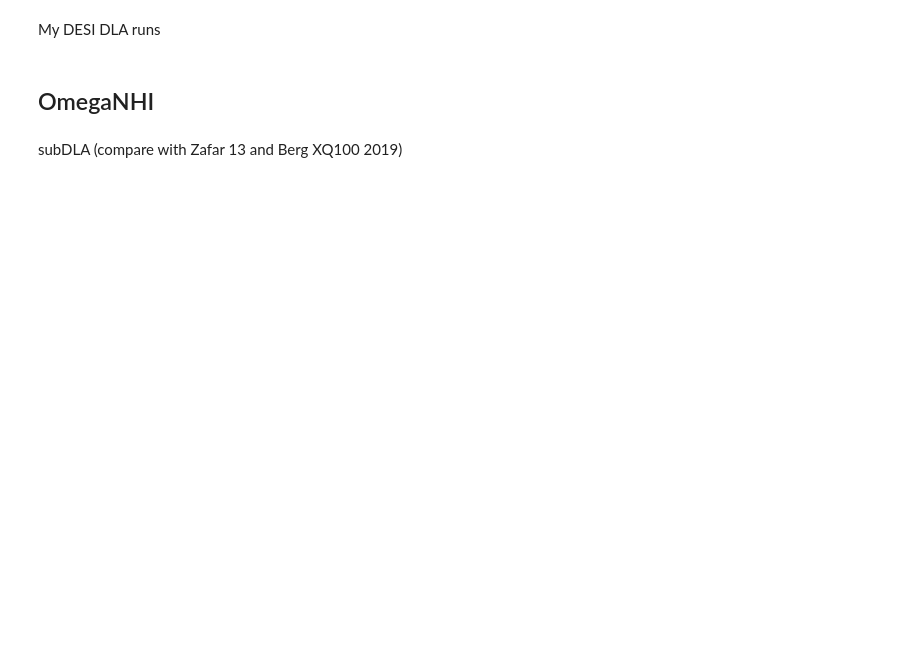
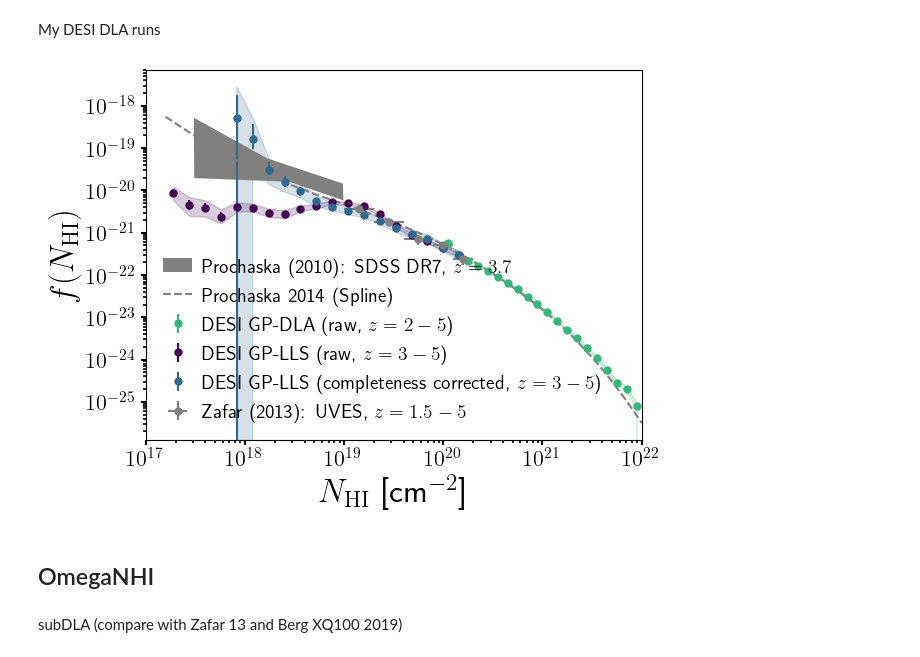
Before and after one commit to jibanCat/desi_gpy_dla_detection, a Jupyter notebook: notebooks/CDDF_all.ipynb, the cells around one changed output. Drawn from its saved outputs; the diff is of its cells as text; code cells hidden in the pictures; blank space fills up the shorter version.

```diff
--- a/notebooks/CDDF_all.ipynb
+++ b/notebooks/CDDF_all.ipynb
@@ -351,7 +447,7 @@ cddf95 = np.full((N, 2), fill_value=np.nan)
 (l_N, cddf, cddf68[:, 0], cddf68[:, 1], cddf95[:, 0], cddf95[:, 1]) = cddf_all
 
 ############### LLS run ################
-subdir = "/Users/jibanmac/Documents/GitHub/desi_gpy_dla_detection_public/cddf_all/dla_cddf_20260107/desi_snr6.0_zqsos_3.0-5.0_dla_5.5_occam_1.0_dla_model_1_zminlyb_22.0_minobswave_3700.0_bins_5_lnhi_17.2-22.0_lnhi_dndx_17.2-19.0/"
+subdir = "/Users/jibanmac/Documents/GitHub/desi_gpy_dla_detection_public/cddf_all/dla_cddf_20260107/desi_snr6.0_zqsos_3.5-5.0_dla_5.5_occam_1.0_dla_model_1_zminlyb_22.0_minobswave_3700.0_bins_5_lnhi_17.2-22.0_lnhi_dndx_17.2-19.0_z_dla_cddf_min_3.0_z_dla_dndx_min_3.0/"
 # load Cddf
 cddf_all = np.loadtxt(os.path.join(subdir, "cddf_all.txt"))
 (_, N) = cddf_all.shape
@@ -361,7 +457,7 @@ cddf95_lls = np.full((N, 2), fill_value=np.nan)
 (l_N_lls, cddf_lls, cddf68_lls[:, 0], cddf68_lls[:, 1], cddf95_lls[:, 0], cddf95_lls[:, 1]) = cddf_all
 
 ###### z = 4-5 LLS run ################
-subdir = "/Users/jibanmac/Documents/GitHub/desi_gpy_dla_detection_public/cddf_all/dla_cddf_20260107/desi_snr6.0_zqsos_3.0-5.0_dla_5.5_occam_1.0_dla_model_1_zminlyb_22.0_minobswave_3700.0_bins_5_lnhi_17.2-22.0_lnhi_dndx_17.2-19.0/"
+subdir = "/Users/jibanmac/Documents/GitHub/desi_gpy_dla_detection_public/cddf_all/dla_cddf_20260107/desi_snr8.0_zqsos_2.15-5.0_dla_5.5_occam_1.0_dla_model_1_zminlyb_22.0_minobswave_3700.0_bins_5_lnhi_17.2-22.0_lnhi_dndx_19.0-20.3/"
 # load Cddf
 cddf_all = np.loadtxt(os.path.join(subdir, "cddf_z45.txt"))
 (_, N) = cddf_all.shape
@@ -381,7 +477,7 @@ plt.errorbar(
     fmt="o",
     color=c_skyline,
     ms=5,
-    label="DESI GP-DLA (preliminary,  $z = 2.15-5$)",
+    label="DESI GP-DLA (raw, $z = 2-5$)",
 )
 plt.fill_between(
     nhi,
@@ -391,41 +487,79 @@ plt.fill_between(
     alpha=0.2,
 )
 # LLS from DESI Y3
+ind = l_N_lls < 20.3  # only plot up to 10^20.3 cm^-2
 nhi_lls = 10**l_N_lls
 plt.errorbar(
-    nhi_lls,
-    cddf_lls,
-    yerr=[cddf_lls - cddf68_lls[:, 0], cddf68_lls[:, 1] - cddf_lls],
+    nhi_lls[ind],
+    cddf_lls[ind],
+    yerr=[cddf_lls[ind] - cddf68_lls[ind, 0], cddf68_lls[ind, 1] - cddf_lls[ind]],
     fmt="o",
     color=c_flatirons,
     ms=5,
-    label="DESI GP-LLS (preliminary, $z = 3-5$)",
+    label="DESI GP-LLS (raw, $z = 3-5$)",
 )
 plt.fill_between(
-    nhi_lls,
-    cddf95_lls[:, 0],
-    cddf95_lls[:, 1],
+    nhi_lls[ind],
+    cddf95_lls[ind, 0],
+    cddf95_lls[ind, 1],
     color=c_flatirons,
     alpha=0.2,
 )
-# LLS from DESI Y3 at z=4-5
-nhi_lls_z45 = 10**l_N_lls_z45
+####### Completeness-corrected LLS from DESI Y3 ##########
+cddf_lls_corrected = r_mock * cddf_lls
+cddf68_lls_corrected = np.column_stack([
+    r_mock * cddf68_lls[:, 0],
+    r_mock * cddf68_lls[:, 1],
+])
+cddf95_lls_corrected = np.column_stack([
+    r_mock * cddf95_lls[:, 0],
+    r_mock * cddf95_lls[:, 1],
+])
+# Add the variance from the correction function (which is the mock's variance) to the errors
+cddf68_lls_corrected_err = np.column_stack([
+    10**(np.log10(cddf68_lls_corrected[:, 0]) - (np.abs(np.log10(cddf68_mock[:, 0]) - np.log10(_cddf_mock)))),
+    10**(np.log10(cddf68_lls_corrected[:, 1]) + (np.abs(np.log10(cddf68_mock[:, 1]) - np.log10(_cddf_mock)))),
+])
+cddf95_lls_corrected_err = np.column_stack([
+    10**(np.log10(cddf95_lls_corrected[:, 0]) - (np.abs(np.log10(cddf95_mock[:, 0]) - np.log10(_cddf_mock)))),
+    10**(np.log10(cddf95_lls_corrected[:, 1]) + (np.abs(np.log10(cddf95_mock[:, 1]) - np.log10(_cddf_mock)))),
+])
+
 plt.errorbar(
-    nhi_lls_z45,
-    cddf_lls_z45,
-    yerr=[cddf_lls_z45 - cddf68_lls_z45[:, 0], cddf68_lls_z45[:, 1] - cddf_lls_z45],
+    nhi_lls[ind],
+    cddf_lls_corrected[ind],
+    yerr=[cddf_lls_corrected[ind] - cddf68_lls_corrected_err[ind, 0], cddf68_lls_corrected_err[ind, 1] - cddf_lls_corrected[ind]],
     fmt="o",
-    color=c_sunshine,
+    color=c_midnight,
     ms=5,
-    label="DESI GP-LLS (preliminary, $z=4-5$)",
+    label="DESI GP-LLS (completeness corrected, $z = 3-5$)",
 )
 plt.fill_between(
-    nhi_lls_z45,
-    cddf95_lls_z45[:, 0],
-    cddf95_lls_z45[:, 1],
-    color=c_sunshine,
+    nhi_lls[ind],
+    cddf95_lls_corrected_err[ind, 0],
+    cddf95_lls_corrected_err[ind, 1],
+    color=c_midnight,
     alpha=0.2,
 )
+
+# # LLS from DESI Y3 at z=4-5
+# nhi_lls_z45 = 10**l_N_lls_z45
+# plt.errorbar(
+#     nhi_lls_z45,
+#     cddf_lls_z45,
+#     yerr=[cddf_lls_z45 - cddf68_lls_z45[:, 0], cddf68_lls_z45[:, 1] - cddf_lls_z45],
+#     fmt="o",
+#     color=c_sunshine,
+#     ms=5,
+#     label="DESI GP-LLS (preliminary, $z=4-5$)",
+# )
+# plt.fill_between(
+#     nhi_lls_z45,
+#     cddf95_lls_z45[:, 0],
+#     cddf95_lls_z45[:, 1],
+#     color=c_sunshine,
+#     alpha=0.2,
+# )
 
 # altay_data(label="Altay (2011): OWLS, $z=3$")
 zafar_data(moment=False, label="Zafar (2013): UVES, $z=1.5-5$")
@@ -493,33 +627,35 @@ for f in all_files_3:
 #         # label="PRIYA (2023)",
 #     )
 
 # Prochaska et al. 2014 CDDF
 logN_plot = np.linspace(17.2, 22.0, 500)
 plt.loglog(10**logN_plot, f_cddf(logN_plot), label="Prochaska 2014 (Spline)", color="grey", linestyle="--")
 
 plt.xlabel("$N_\mathrm{HI}$ [cm$^{-2}$]")
 plt.ylabel("$f(N_\mathrm{HI})$")
 plt.legend(
     loc="lower left",
     fontsize=14,
     frameon=False,
     # ncol=2,
     handlelength=1.5,
     handletextpad=0.5,
 )
 # plt.ylim(1e-5, 3e-1)
 plt.xlim(1e17, 1e22)
 
 plt.savefig(
     os.path.join(outfile, "gp_desi_cddf.png"),
     bbox_inches="tight",
     dpi=300,
     # fontsize=16,
     transparent=True,
     pad_inches=0.1,
     facecolor="white",
     edgecolor="none",
 )
+# %% [output]
+[figure, added]
 # %% [markdown]
 ## OmegaNHI
 # %% [markdown]
```
Also changed, not shown: parts of 4 cells of this notebook, 2 other files.
